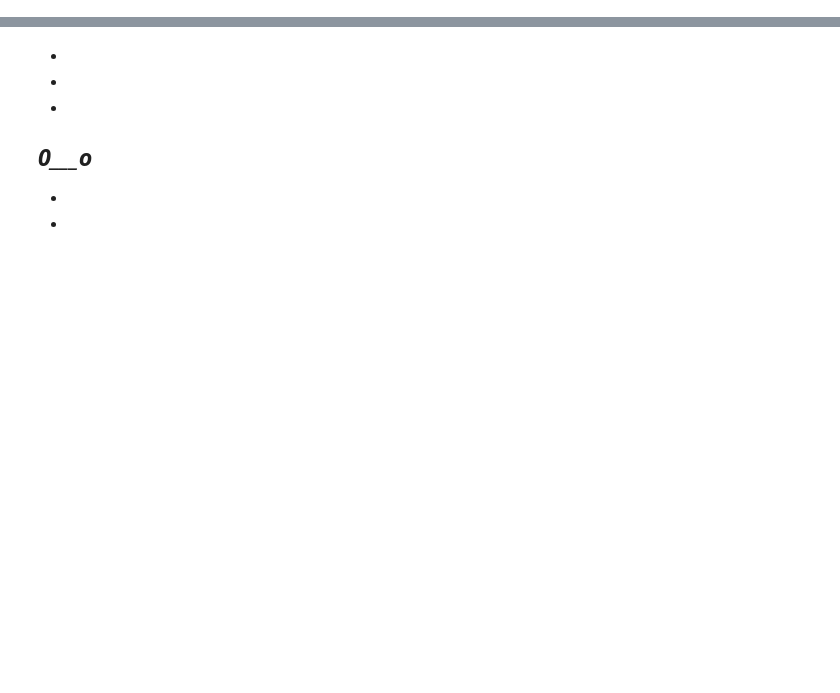
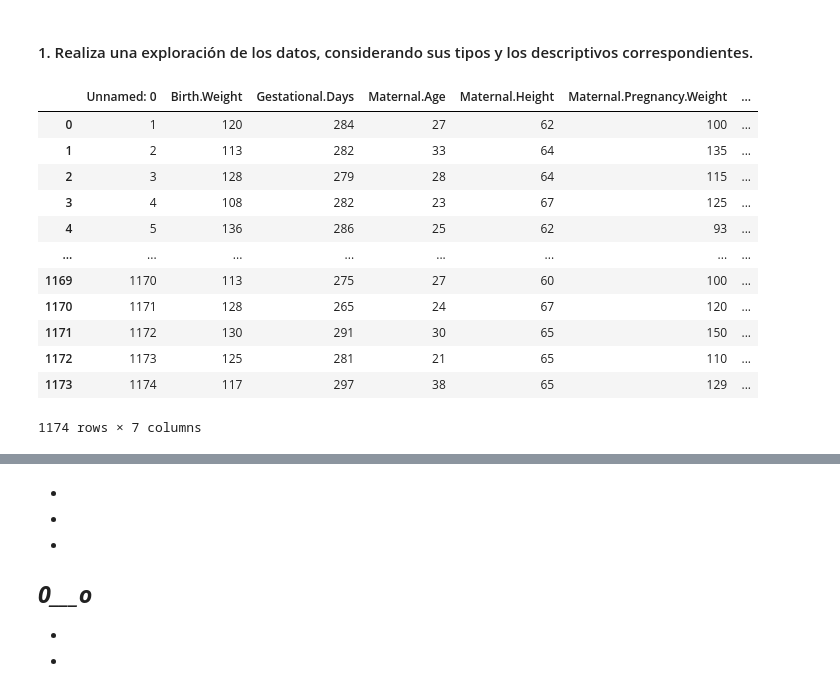
Before and after one commit to santoleal/data_science_homework, a Jupyter notebook: 4.ESTADISTICA PYTHON/DESAFIO3/Desafío 3 - Tabaquismo y gestación.ipynb, the cells around one changed output, grey strips where cells are left out. Drawn from its saved outputs; the diff is of its cells as text; code cells hidden in the pictures; blank space fills up the shorter version.

```diff
--- a/4.ESTADISTICA PYTHON/DESAFIO3/Desafío 3 - Tabaquismo y gestación.ipynb
+++ b/4.ESTADISTICA PYTHON/DESAFIO3/Desafío 3 - Tabaquismo y gestación.ipynb
@@ -80,0 +31,20 @@ f'El rango de salarios, en USD, es de: {salarios_rango}'
+# %% [markdown]
+#### 1. Realiza una exploración de los datos, considerando sus tipos y los descriptivos correspondientes.
+# %%
+# Se importa base de datos
+estudio_gestacional = pd.read_csv('baby.csv', delimiter=',')
+estudio_gestacional
+# %% [output]
+|  | Unnamed: 0 | Birth.Weight | Gestational.Days | Maternal.Age | Maternal.Height | Maternal.Pregnancy.Weight | ... |
+| 0 | 1 | 120 | 284 | 27 | 62 | 100 | ... |
+| 1 | 2 | 113 | 282 | 33 | 64 | 135 | ... |
+| 2 | 3 | 128 | 279 | 28 | 64 | 115 | ... |
+| 3 | 4 | 108 | 282 | 23 | 67 | 125 | ... |
+| 4 | 5 | 136 | 286 | 25 | 62 | 93 | ... |
+| ... | ... | ... | ... | ... | ... | ... | ... |
+| 1169 | 1170 | 113 | 275 | 27 | 60 | 100 | ... |
+| 1170 | 1171 | 128 | 265 | 24 | 67 | 120 | ... |
+| 1171 | 1172 | 130 | 291 | 30 | 65 | 150 | ... |
+| 1172 | 1173 | 125 | 281 | 21 | 65 | 110 | ... |
+| 1173 | 1174 | 117 | 297 | 38 | 65 | 129 | ... |
+1174 rows × 7 columns
```
Also changed, not shown: parts of 26 cells of this notebook.
